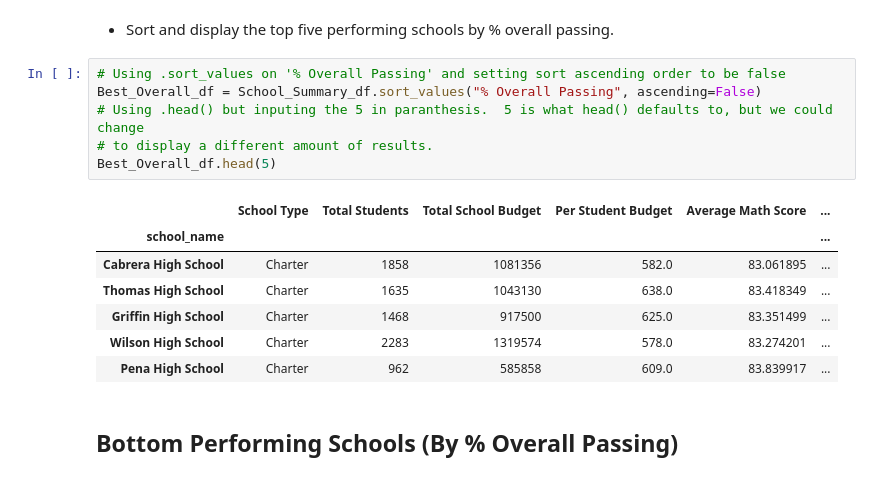
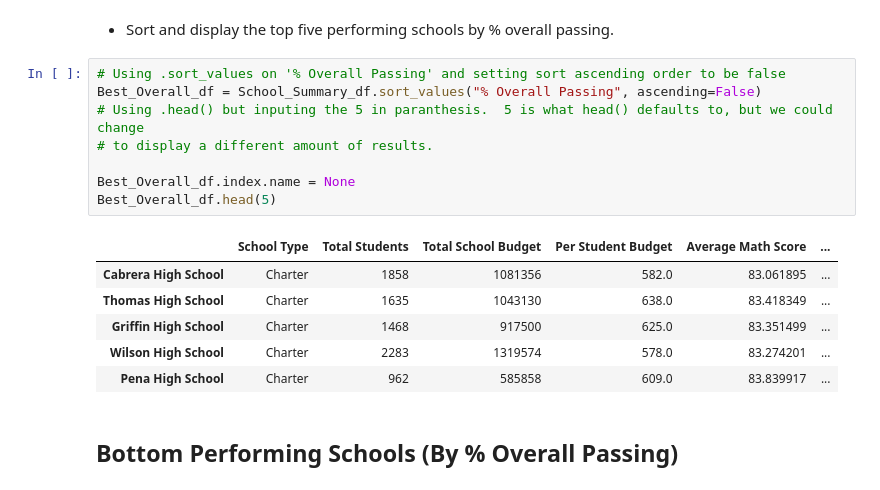
Before and after one commit to DerekLarson77/Pandas-School-Grades, a Jupyter notebook: PyCitySchools/PyCitySchools_rework.ipynb, the cells around one changed output. Saved outputs shown, nothing was run; the diff lists cells and outputs as text.

Commit message:
All Index names removed.
Got command to remove all index names from dataframes.

```diff
--- a/PyCitySchools/PyCitySchools_rework.ipynb
+++ b/PyCitySchools/PyCitySchools_rework.ipynb
@@ -247,12 +247,13 @@ School_Summary_df
 # %%
 # Using .sort_values on '% Overall Passing' and setting sort ascending order to be false
 Best_Overall_df = School_Summary_df.sort_values("% Overall Passing", ascending=False)
 # Using .head() but inputing the 5 in paranthesis.  5 is what head() defaults to, but we could change
 # to display a different amount of results.
+
+Best_Overall_df.index.name = None
 Best_Overall_df.head(5)
 # %% [output]
 |  | School Type | Total Students | Total School Budget | Per Student Budget | Average Math Score | ... |
-| school_name |  |  |  |  |  | ... |
 | Cabrera High School | Charter | 1858 | 1081356 | 582.0 | 83.061895 | ... |
 | Thomas High School | Charter | 1635 | 1043130 | 638.0 | 83.418349 | ... |
 | Griffin High School | Charter | 1468 | 917500 | 625.0 | 83.351499 | ... |
```
Also changed, not shown: parts of 2 cells of this notebook.
